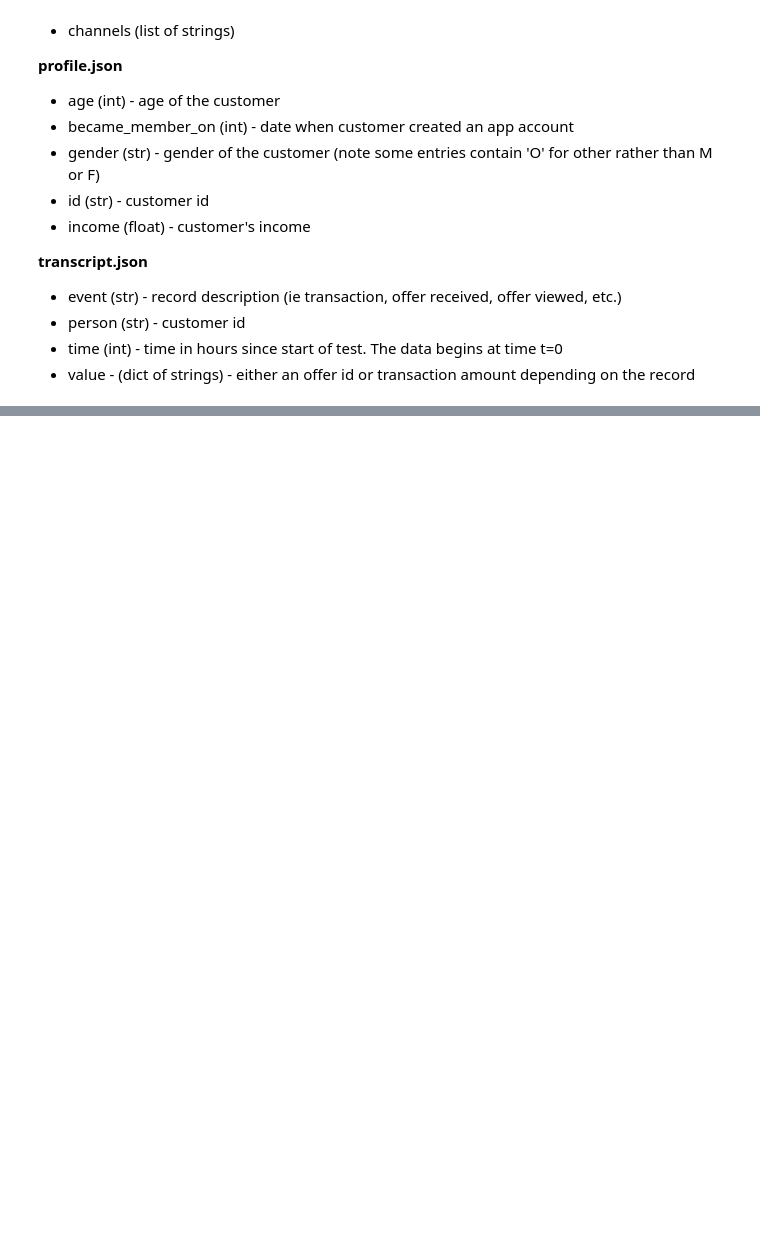
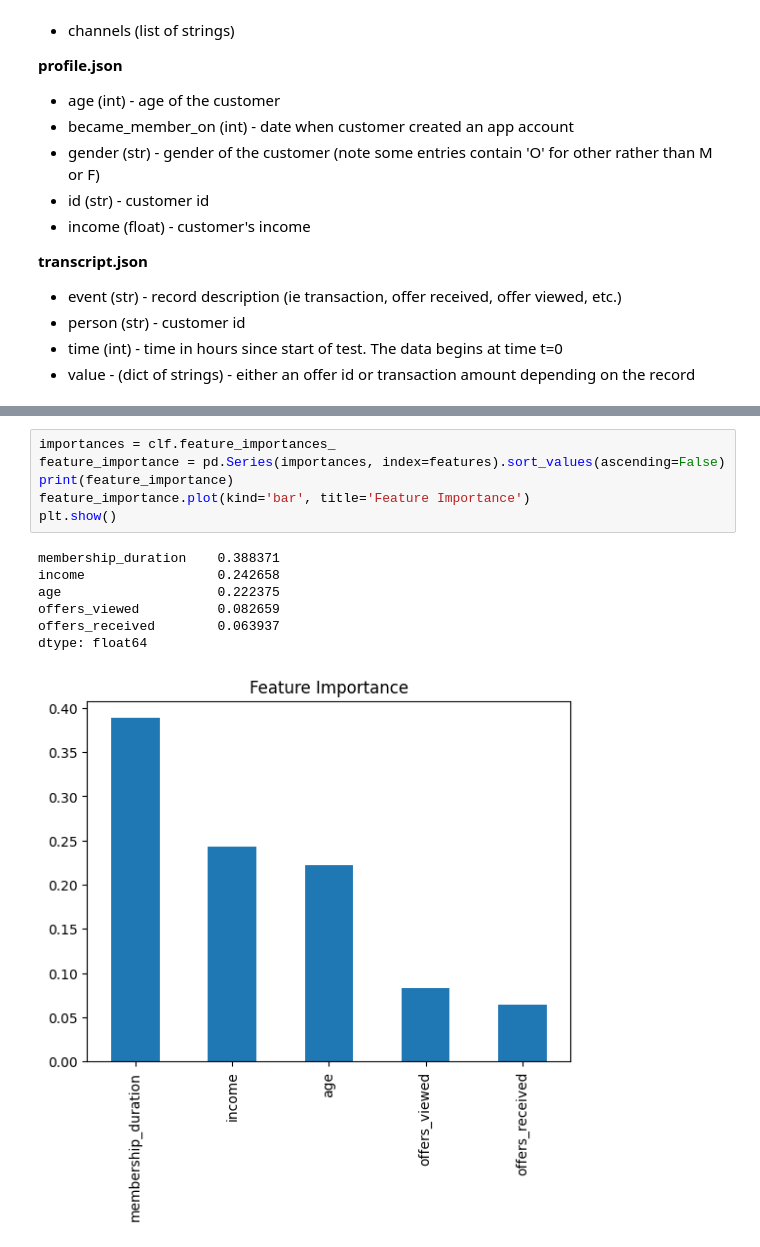
Before and after one commit to Abdualazem/Optimising-App-Offers-with-Starbucks, a Jupyter notebook: Starbucks_Capstone_notebook.ipynb, the cells around one changed output, grey strips where cells are left out. Cells and saved outputs as stored; diff of their text form; blank space fills up the shorter version.

```diff
--- a/Starbucks_Capstone_notebook.ipynb
+++ b/Starbucks_Capstone_notebook.ipynb
@@ -74,0 +483,14 @@ transcript = pd.read_json('data/transcript.json', orient='records', lines=True)
+# %%
+importances = clf.feature_importances_
+feature_importance = pd.Series(importances, index=features).sort_values(ascending=False)
+print(feature_importance)
+feature_importance.plot(kind='bar', title='Feature Importance')
+plt.show()
+# %% [output]
+membership_duration    0.388371
+income                 0.242658
+age                    0.222375
+offers_viewed          0.082659
+offers_received        0.063937
+dtype: float64
+[figure, added]
```
Also changed, not shown: parts of 23 cells of this notebook.
